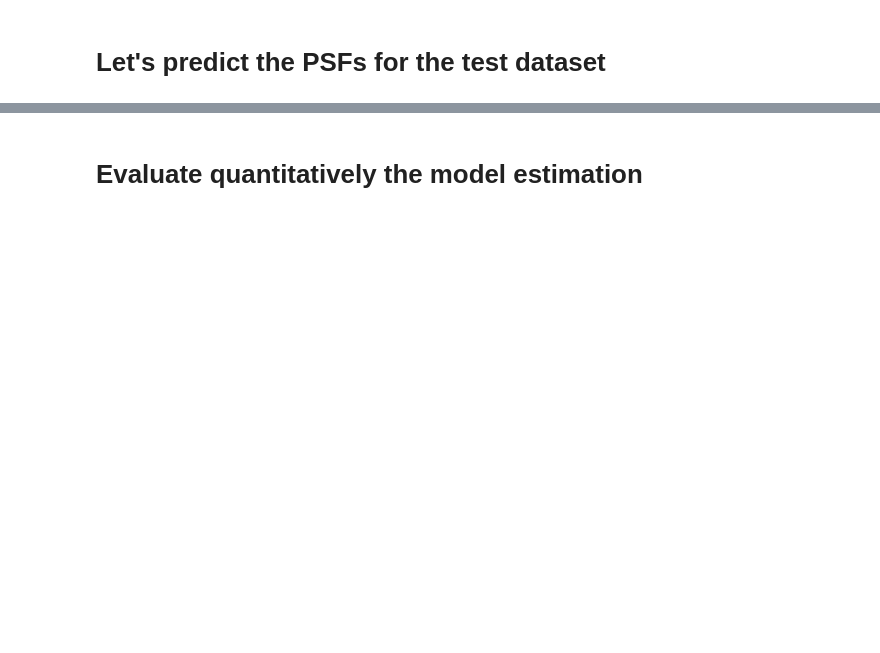
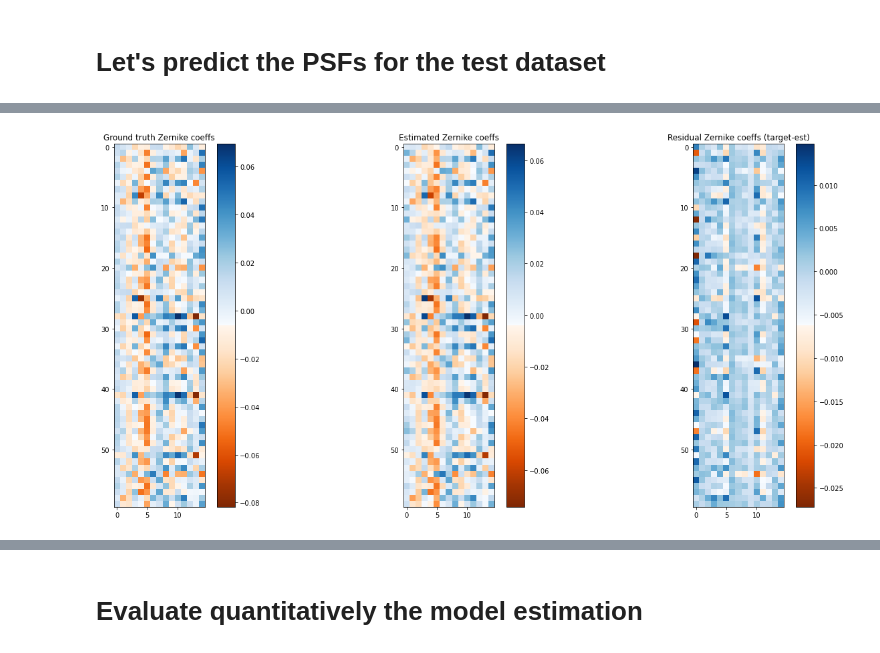
Before and after one commit to CosmoStat/wf-psf, a Jupyter notebook: tf_notebooks/tf_PSF_model_different_noise.ipynb, the cells around one changed output, grey strips where cells are left out. Drawn from its saved outputs; the diff is of its cells as text; code cells hidden in the pictures; blank space fills up the shorter version.

```diff
--- a/tf_notebooks/tf_PSF_model_different_noise.ipynb
+++ b/tf_notebooks/tf_PSF_model_different_noise.ipynb
@@ -461,3 +471,9 @@ test_pred_inputs = [tf_test_pos , tf_test_packed_SED_data]
 expected_outputs = tf_test_stars
 
 test_predictions = tf_PSF_field_model.predict(x=test_pred_inputs, batch_size=batch_size)
+# %%
+# Let's try to manually recover the estimated zernike coefficient from the stars
+
+tf_pred_test_zernikes = tf_PSF_field_model.tf_poly_Z_field(tf_test_pos)
+np_pred_test_zernikes = tf_pred_test_zernikes[:,:,0,0].numpy()
+test_zernike_coef = test_zernike_coef[:,:,0]
@@ -504,0 +527,20 @@ show()
+# %%
+# Plot the zernike coefficients
+
+figure(figsize=(22,10))
+
+subplot(131)
+imshow(test_zernike_coef, cmap=mat_cmap);colorbar()
+title('Ground truth Zernike coeffs')
+
+subplot(132)
+imshow(np_pred_test_zernikes, cmap=mat_cmap);colorbar()
+title('Estimated Zernike coeffs')
+
+subplot(133)
+imshow(test_zernike_coef -  np_pred_test_zernikes, cmap=mat_cmap);colorbar()
+title('Residual Zernike coeffs (target-est)')
+
+show()
+# %% [output]
+[figure, added]
```
Also changed, not shown: parts of 15 cells of this notebook.
